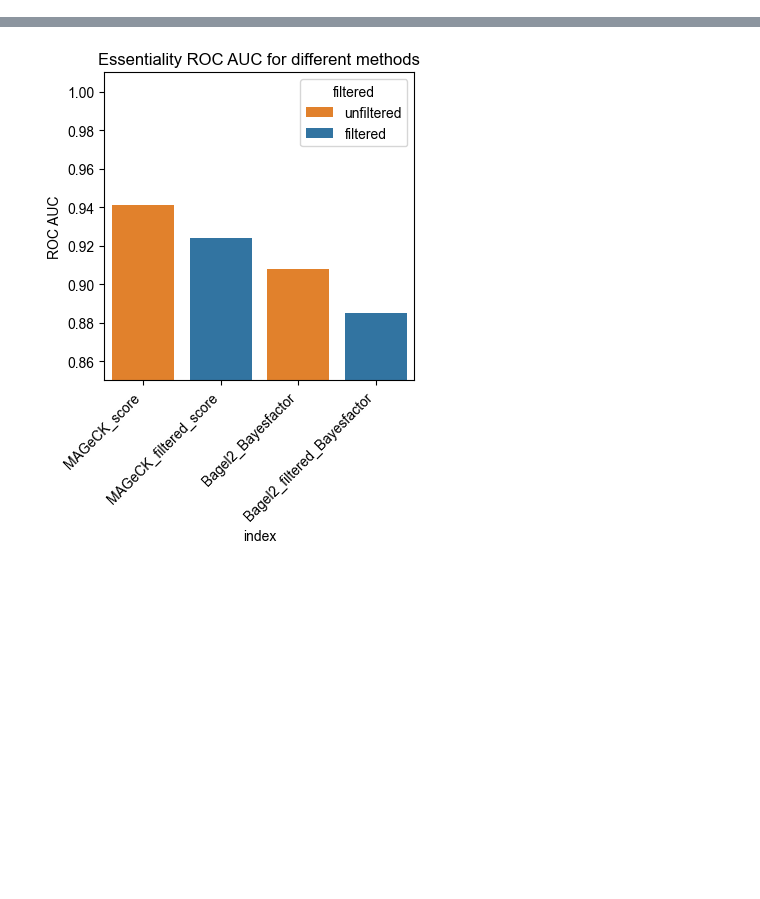
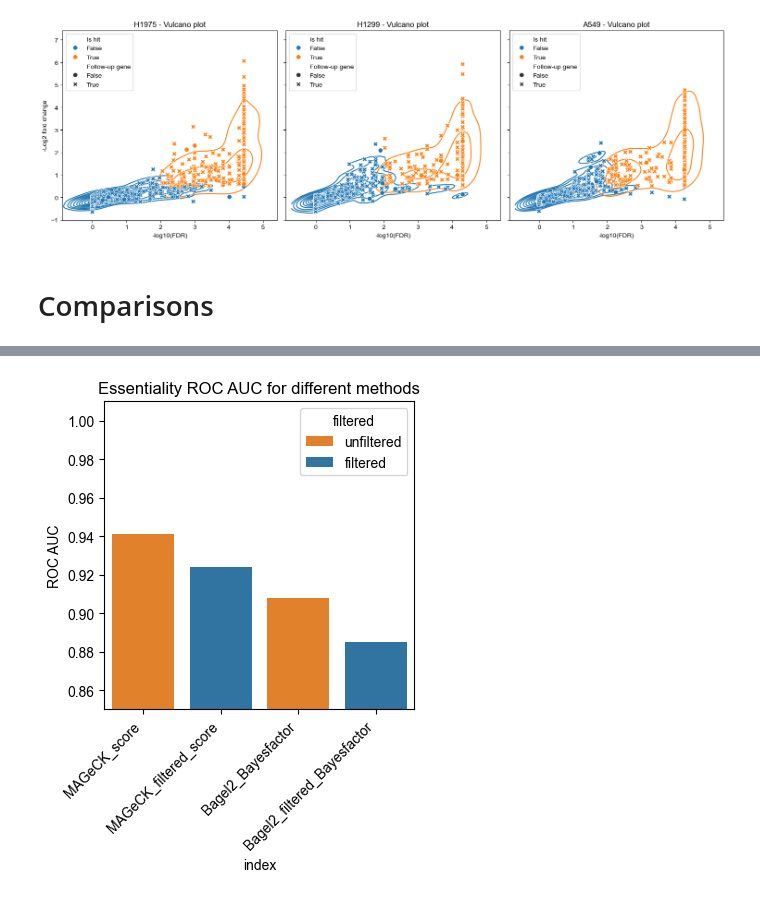
Before and after one commit to stefanpeidli/SYM101, a Jupyter notebook: notebooks/SYM101_stat_methods_evaluation.ipynb, the cells around one changed output, grey strips where cells are left out. Saved outputs shown, nothing was run; the diff lists cells and outputs as text; code cells hidden in the pictures; blank space fills up the shorter version.

```diff
--- a/notebooks/SYM101_stat_methods_evaluation.ipynb
+++ b/notebooks/SYM101_stat_methods_evaluation.ipynb
@@ -33 +74,29 @@ gene_df = pd.read_csv('../results/merged/gene_results.csv', index_col=0)
+# %%
+# Vulcano plot
+fig, axs = pl.subplots(1, 3, figsize=(15, 5), sharey=True, sharex=True)
+for cell_line, ax in zip(cell_line_dict.values(), axs):
+    use_filtered = True
+    filtered_key = '_filtered' if use_filtered else ''
+    palette = {True: 'tab:orange', False: 'tab:blue'}
+
+    gene_cdf[(cell_line, 'is_hit')] = (gene_cdf[(cell_line, f'MAGeCK{filtered_key}_fdr')] < 0.01) & (gene_cdf[cell_line, f'MAGeCK{filtered_key}_lfc'] < -0.5)
+    gene_cdf[(cell_line, 'score')] = -np.log10(gene_cdf.loc[:, (cell_line, f'MAGeCK{filtered_key}_fdr')])
+
+    x = gene_cdf[(cell_line, 'score')]
+    y = -gene_cdf[(cell_line, f'MAGeCK{filtered_key}_lfc')]
+    hue = gene_cdf[(cell_line, 'is_hit')]
+
+    sns.kdeplot(data=gene_cdf, x=x, y=y, hue=hue, fill=False, ax=ax, palette=palette, zorder=1)
+    sns.scatterplot(data=gene_cdf, y=y, x=x, ax=ax, hue=hue, style='is_final', palette=palette, s=50, zorder=2)
+    ax.set_xlabel('-log10(FDR)')
+    ax.set_ylabel('-Log2 fold change')
+    ax.set_title(f'{cell_line} - Vulcano plot')
+    ax.legend_.get_texts()[0].set_text('Is hit')
+    ax.legend_.get_texts()[3].set_text('Follow-up gene')
+pl.tight_layout()
+pl.show()
+# %% [output]
+[figure, added]
+# %% [markdown]
+# Comparisons
 # %%
```
Also changed, not shown: parts of 10 cells of this notebook, 13 other files.
